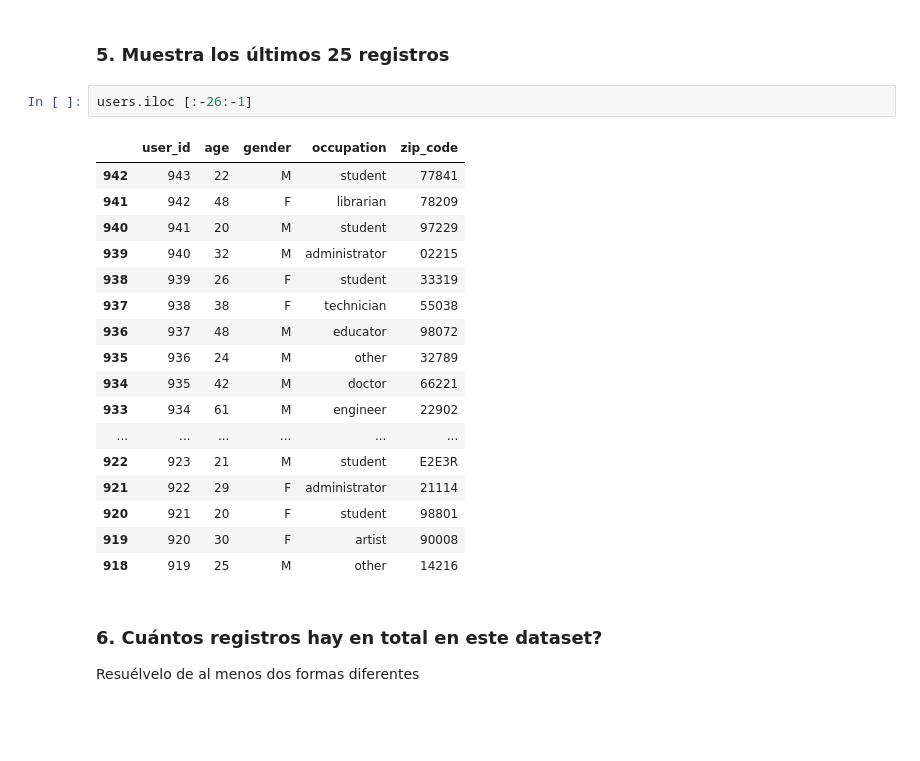
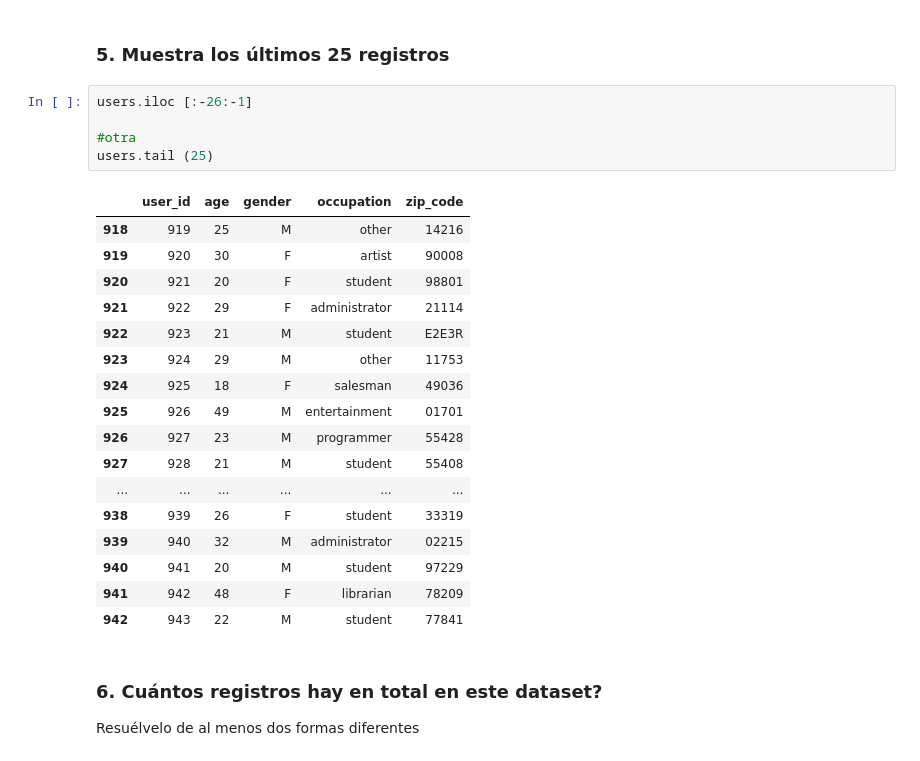
Before and after one commit to naiamerino/2026-02-BILBAO-FT-Data-Science, a Jupyter notebook: 2-Data_Analysis/2-Pandas/Practica/0-Occupation/OccupationNMG.ipynb, the cells around one changed output. Drawn from its saved outputs; the diff is of its cells as text; blank space fills up the shorter version.

```diff
--- a/2-Data_Analysis/2-Pandas/Practica/0-Occupation/OccupationNMG.ipynb
+++ b/2-Data_Analysis/2-Pandas/Practica/0-Occupation/OccupationNMG.ipynb
@@ -74,24 +74,27 @@ users.head (25)
 ### 5. Muestra los últimos 25 registros
 # %%
 users.iloc [:-26:-1]
+
+#otra
+users.tail (25)
 # %% [output]
 |  | user_id | age | gender | occupation | zip_code |
+| 918 | 919 | 25 | M | other | 14216 |
+| 919 | 920 | 30 | F | artist | 90008 |
+| 920 | 921 | 20 | F | student | 98801 |
+| 921 | 922 | 29 | F | administrator | 21114 |
+| 922 | 923 | 21 | M | student | E2E3R |
+| 923 | 924 | 29 | M | other | 11753 |
+| 924 | 925 | 18 | F | salesman | 49036 |
+| 925 | 926 | 49 | M | entertainment | 01701 |
+| 926 | 927 | 23 | M | programmer | 55428 |
+| 927 | 928 | 21 | M | student | 55408 |
+| ... | ... | ... | ... | ... | ... |
+| 938 | 939 | 26 | F | student | 33319 |
+| 939 | 940 | 32 | M | administrator | 02215 |
+| 940 | 941 | 20 | M | student | 97229 |
+| 941 | 942 | 48 | F | librarian | 78209 |
 | 942 | 943 | 22 | M | student | 77841 |
-| 941 | 942 | 48 | F | librarian | 78209 |
-| 940 | 941 | 20 | M | student | 97229 |
-| 939 | 940 | 32 | M | administrator | 02215 |
-| 938 | 939 | 26 | F | student | 33319 |
-| 937 | 938 | 38 | F | technician | 55038 |
-| 936 | 937 | 48 | M | educator | 98072 |
-| 935 | 936 | 24 | M | other | 32789 |
-| 934 | 935 | 42 | M | doctor | 66221 |
-| 933 | 934 | 61 | M | engineer | 22902 |
-| ... | ... | ... | ... | ... | ... |
-| 922 | 923 | 21 | M | student | E2E3R |
-| 921 | 922 | 29 | F | administrator | 21114 |
-| 920 | 921 | 20 | F | student | 98801 |
-| 919 | 920 | 30 | F | artist | 90008 |
-| 918 | 919 | 25 | M | other | 14216 |
 # %% [markdown]
 ### 6. Cuántos registros hay en total en este dataset?
 Resuélvelo de al menos dos formas diferentes
```
Also changed, not shown: parts of 10 cells of this notebook, 9 other files.
